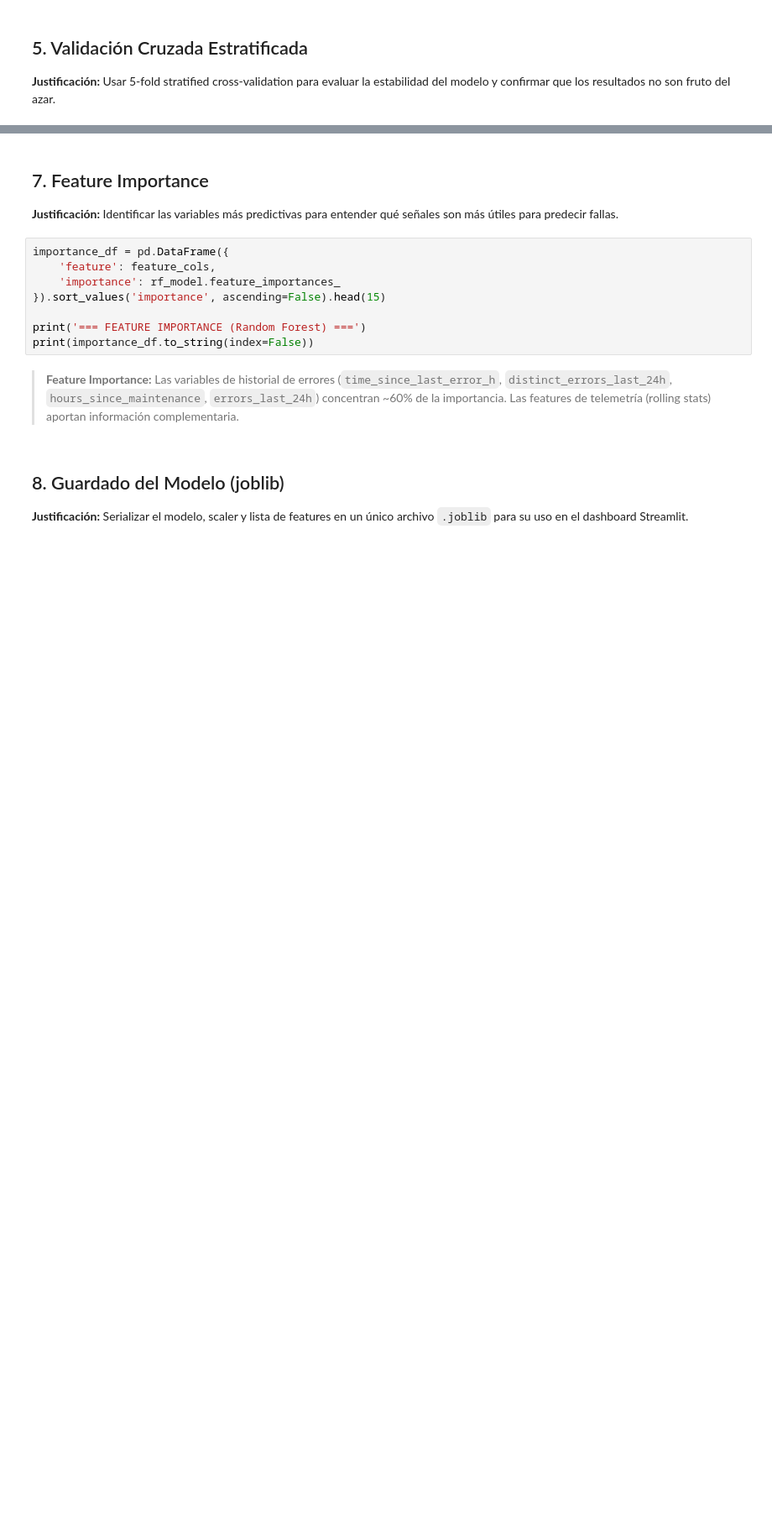
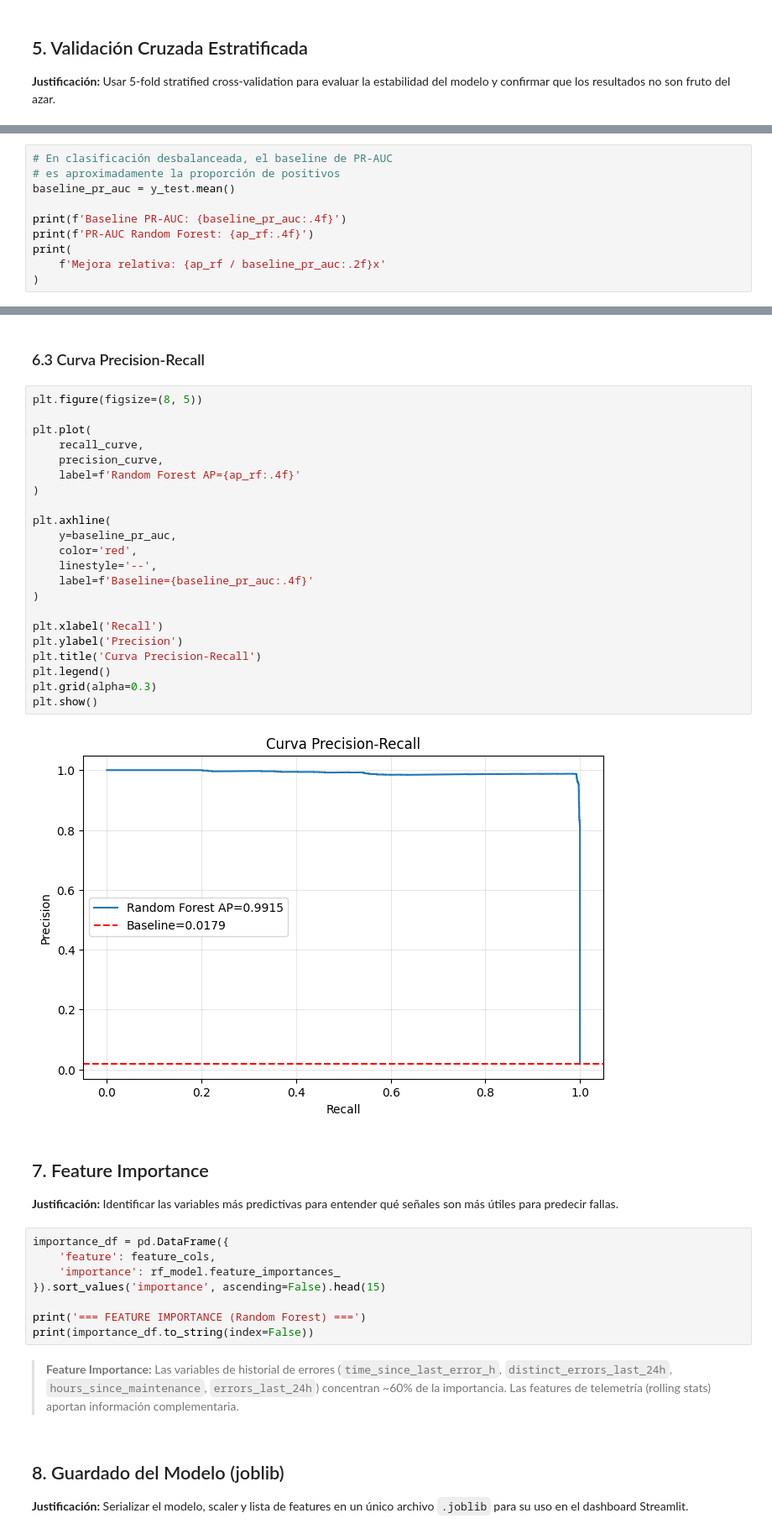
Before and after one commit to No-Country-simulation/S08-26-EQUIPO-24, a Jupyter notebook: notebooks/05_modeling.ipynb, the cells around one changed output, grey strips where cells are left out. Shown at 84% size. Drawn from its saved outputs; the diff is of its cells as text; blank space fills up the shorter version.

Commit message:
feat/validation de RF test-train contemporalidad, umbral de decisión

```diff
--- a/notebooks/05_modeling.ipynb
+++ b/notebooks/05_modeling.ipynb
@@ -331,0 +402,10 @@ print(f'ROC-AUC: {roc_rf:.4f}')
+# %%
+# En clasificación desbalanceada, el baseline de PR-AUC
+# es aproximadamente la proporción de positivos
+baseline_pr_auc = y_test.mean()
+
+print(f'Baseline PR-AUC: {baseline_pr_auc:.4f}')
+print(f'PR-AUC Random Forest: {ap_rf:.4f}')
+print(
+    f'Mejora relativa: {ap_rf / baseline_pr_auc:.2f}x'
+)
@@ -332,3 +525,29 @@ print(f'ROC-AUC: {roc_rf:.4f}')
+# %% [markdown]
+### 6.3 Curva Precision-Recall
+# %%
+plt.figure(figsize=(8, 5))
+
+plt.plot(
+    recall_curve,
+    precision_curve,
+    label=f'Random Forest AP={ap_rf:.4f}'
+)
+
+plt.axhline(
+    y=baseline_pr_auc,
+    color='red',
+    linestyle='--',
+    label=f'Baseline={baseline_pr_auc:.4f}'
+)
+
+plt.xlabel('Recall')
+plt.ylabel('Precision')
+plt.title('Curva Precision-Recall')
+plt.legend()
+plt.grid(alpha=0.3)
+plt.show()
+# %% [output]
+[figure, added]
 # %% [markdown]
 ## 7. Feature Importance
 
```
Also changed, not shown: parts of 19 cells of this notebook.
